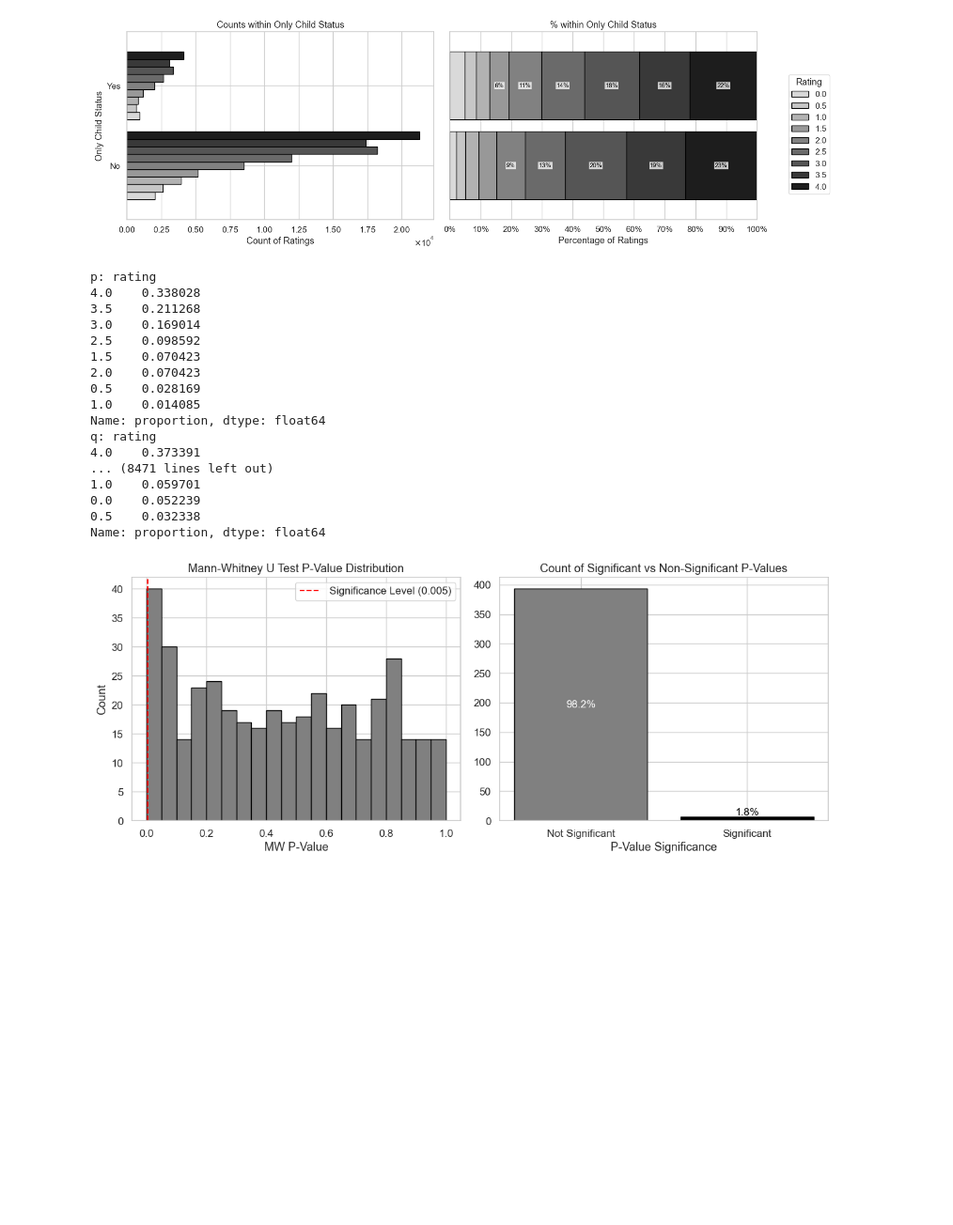
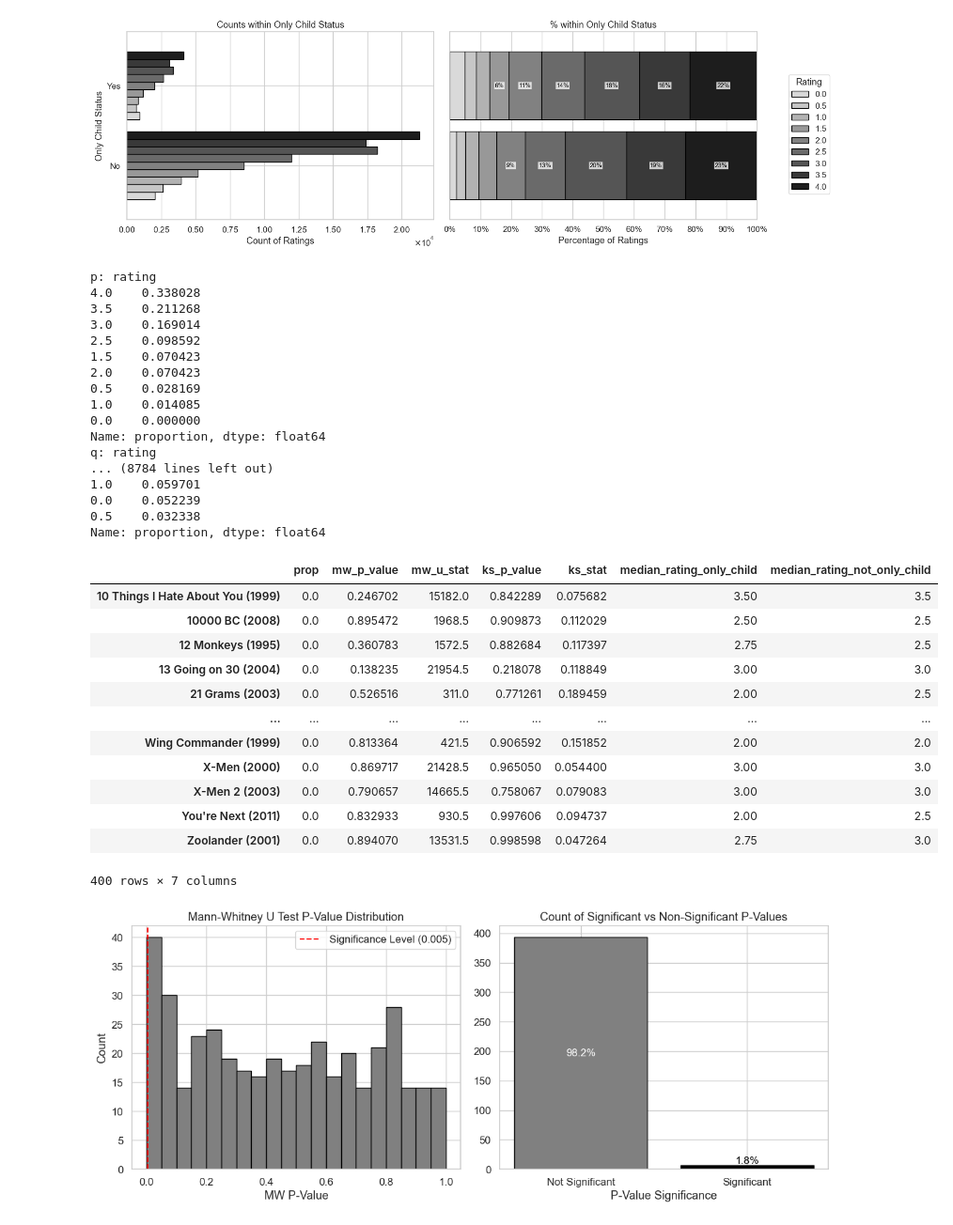
Before and after one commit to paolacalle/movie-ratings-replication, a Jupyter notebook: problem_set/6.ipynb, the cells around one changed output. Shown at 94% size. Saved outputs shown, nothing was run; the diff lists cells and outputs as text; code cells hidden in the pictures; blank space fills up the shorter version.

```diff
--- a/problem_set/6.ipynb
+++ b/problem_set/6.ipynb
@@ -214,7 +155,7 @@ df_gender_movie.size()
 
 n_movies = len(df_gender_movie)
 
-results = pd.DataFrame(columns=['prop', 'mw_p_value', 'mw_u_stat'])
+results = pd.DataFrame(columns=['prop', 'mw_p_value', 'mw_u_stat', 'ks_p_value', 'ks_stat', 'median_rating_only_child', 'median_rating_not_only_child'])
 
 for name, group in df_gender_movie:
     movie_name = name[0] + " (" + str(name[1]) + ")"
@@ -222,8 +163,8 @@ for name, group in df_gender_movie:
     ratings = group['rating'].dropna()
 
     # Split ratings by only child status
-    only_child_ratings = ratings[group['are_you_an_only_child'] == 1].astype(float)
-    not_only_child_ratings = ratings[group['are_you_an_only_child'] == 0].astype(float)
+    only_child_ratings = ratings[group['are_you_an_only_child'] == "Yes"]
+    not_only_child_ratings = ratings[group['are_you_an_only_child'] == "No"]
 
     if len(only_child_ratings) > 0 and len(not_only_child_ratings) > 0:
 
@@ -240,7 +181,10 @@ for name, group in df_gender_movie:
 
         only_child = only_child_ratings.value_counts(normalize=True)
         not_only_child = not_only_child_ratings.value_counts(normalize=True)
-        results.loc[movie_name] = [total_variation_distance(only_child, not_only_child), p_value_mw, u_stat]
+
+        median_only_child = only_child_ratings.astype(float).median()
+        median_not_only_child = not_only_child_ratings.astype(float).median()
+        results.loc[movie_name] = [total_variation_distance(only_child, not_only_child), p_value_mw, u_stat, p_value_ks, ks_stat, median_only_child, median_not_only_child]
 # %% [output]
 p: rating
 4.0    0.338028
@@ -251,14 +195,30 @@ p: rating
 2.0    0.070423
 0.5    0.028169
 1.0    0.014085
+0.0    0.000000
 Name: proportion, dtype: float64
 q: rating
-4.0    0.373391
-... (8471 lines left out)
+... (8784 lines left out)
 1.0    0.059701
 0.0    0.052239
 0.5    0.032338
 Name: proportion, dtype: float64
+# %%
+results
+# %% [output]
+|  | prop | mw_p_value | mw_u_stat | ks_p_value | ks_stat | median_rating_only_child | median_rating_not_only_child |
+| 10 Things I Hate About You (1999) | 0.0 | 0.246702 | 15182.0 | 0.842289 | 0.075682 | 3.50 | 3.5 |
+| 10000 BC (2008) | 0.0 | 0.895472 | 1968.5 | 0.909873 | 0.112029 | 2.50 | 2.5 |
+| 12 Monkeys (1995) | 0.0 | 0.360783 | 1572.5 | 0.882684 | 0.117397 | 2.75 | 2.5 |
+| 13 Going on 30 (2004) | 0.0 | 0.138235 | 21954.5 | 0.218078 | 0.118849 | 3.00 | 3.0 |
+| 21 Grams (2003) | 0.0 | 0.526516 | 311.0 | 0.771261 | 0.189459 | 2.00 | 2.5 |
+| ... | ... | ... | ... | ... | ... | ... | ... |
+| Wing Commander (1999) | 0.0 | 0.813364 | 421.5 | 0.906592 | 0.151852 | 2.00 | 2.0 |
+| X-Men (2000) | 0.0 | 0.869717 | 21428.5 | 0.965050 | 0.054400 | 3.00 | 3.0 |
+| X-Men 2 (2003) | 0.0 | 0.790657 | 14665.5 | 0.758067 | 0.079083 | 3.00 | 3.0 |
+| You're Next (2011) | 0.0 | 0.832933 | 930.5 | 0.997606 | 0.094737 | 2.00 | 2.5 |
+| Zoolander (2001) | 0.0 | 0.894070 | 13531.5 | 0.998598 | 0.047264 | 2.75 | 3.0 |
+400 rows × 7 columns
 # %%
 # one figure
 fig, ax = plt.subplots(1,2, figsize=(12, 5), dpi=100)
```
Also changed, not shown: parts of 4 cells of this notebook, 2 other files.
